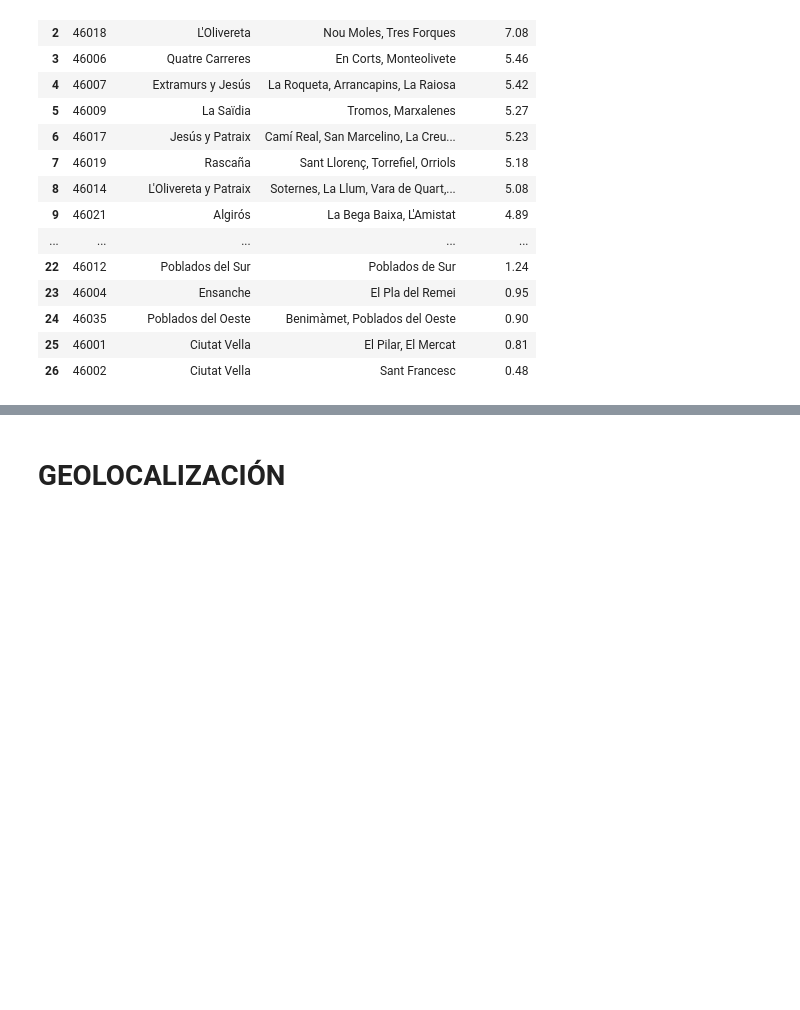
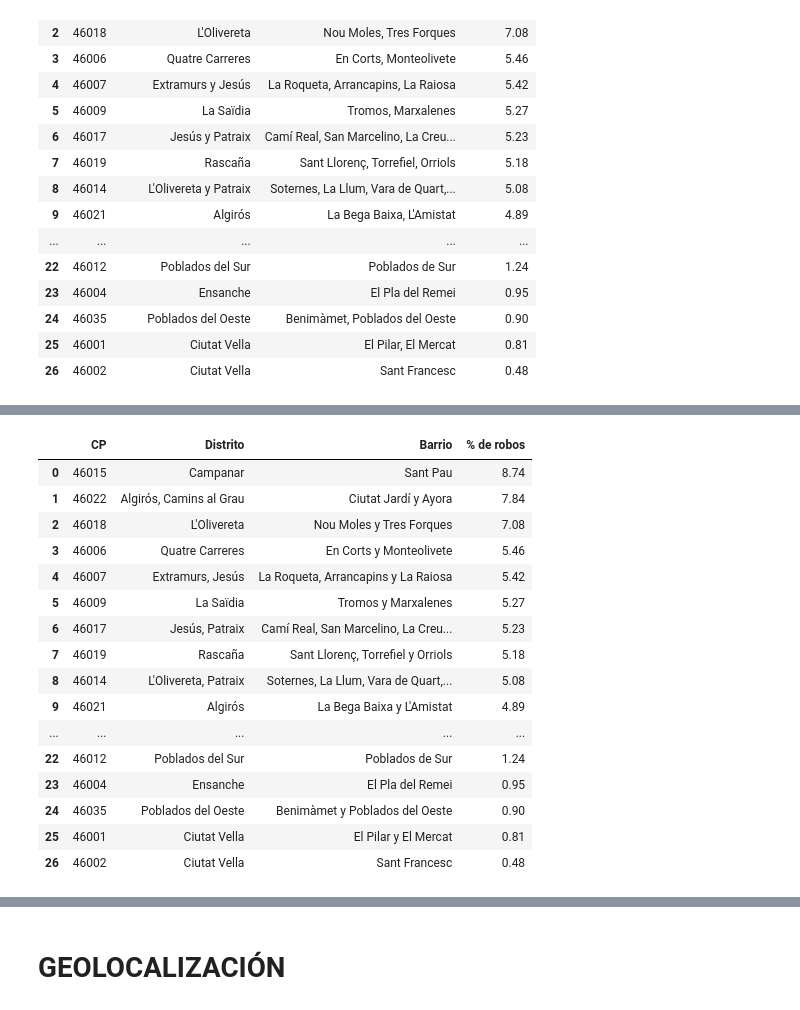
Before and after one commit to Nomadas-Digitales/nomadas-data, a Jupyter notebook: src/WebScrapingNivelRobos.ipynb, the cells around one changed output, grey strips where cells are left out. Cells and saved outputs as stored; diff of their text form; code cells hidden in the pictures; blank space fills up the shorter version.

```diff
--- a/src/WebScrapingNivelRobos.ipynb
+++ b/src/WebScrapingNivelRobos.ipynb
@@ -208,0 +222,9 @@ Name: Nro barrios, dtype: int64
+# %%
+url = 'https://www.lasprovincias.es/valencia-ciudad/barrio-valencia-roba-20170714180957-nt.html'
+
+tablas = pd.read_html(url,decimal=',', thousands='.')
+tabla_robos=tablas[0]
+
+df=tabla_robos
+
+df
@@ -208,0 +249,23 @@ Name: Nro barrios, dtype: int64
+# %%
+df2 = df.copy()
+# %%
+df2['Distrito'] = df2['Distrito'].apply(lambda x: x.replace(" y ", ", "))
+df2
+# %% [output]
+|  | CP | Distrito | Barrio | % de robos |
+| 0 | 46015 | Campanar | Sant Pau | 8.74 |
+| 1 | 46022 | Algirós, Camins al Grau | Ciutat Jardí y Ayora | 7.84 |
+| 2 | 46018 | L'Olivereta | Nou Moles y Tres Forques | 7.08 |
+| 3 | 46006 | Quatre Carreres | En Corts y Monteolivete | 5.46 |
+| 4 | 46007 | Extramurs, Jesús | La Roqueta, Arrancapins y La Raiosa | 5.42 |
+| 5 | 46009 | La Saïdia | Tromos y Marxalenes | 5.27 |
+| 6 | 46017 | Jesús, Patraix | Camí Real, San Marcelino, La Creu... | 5.23 |
+| 7 | 46019 | Rascaña | Sant Llorenç, Torrefiel y Orriols | 5.18 |
+| 8 | 46014 | L'Olivereta, Patraix | Soternes, La Llum, Vara de Quart,... | 5.08 |
+| 9 | 46021 | Algirós | La Bega Baixa y L'Amistat | 4.89 |
+| ... | ... | ... | ... | ... |
+| 22 | 46012 | Poblados del Sur | Poblados de Sur | 1.24 |
+| 23 | 46004 | Ensanche | El Pla del Remei | 0.95 |
+| 24 | 46035 | Poblados del Oeste | Benimàmet y Poblados del Oeste | 0.90 |
+| 25 | 46001 | Ciutat Vella | El Pilar y El Mercat | 0.81 |
+| 26 | 46002 | Ciutat Vella | Sant Francesc | 0.48 |
```
Also changed, not shown: parts of 17 cells of this notebook.
